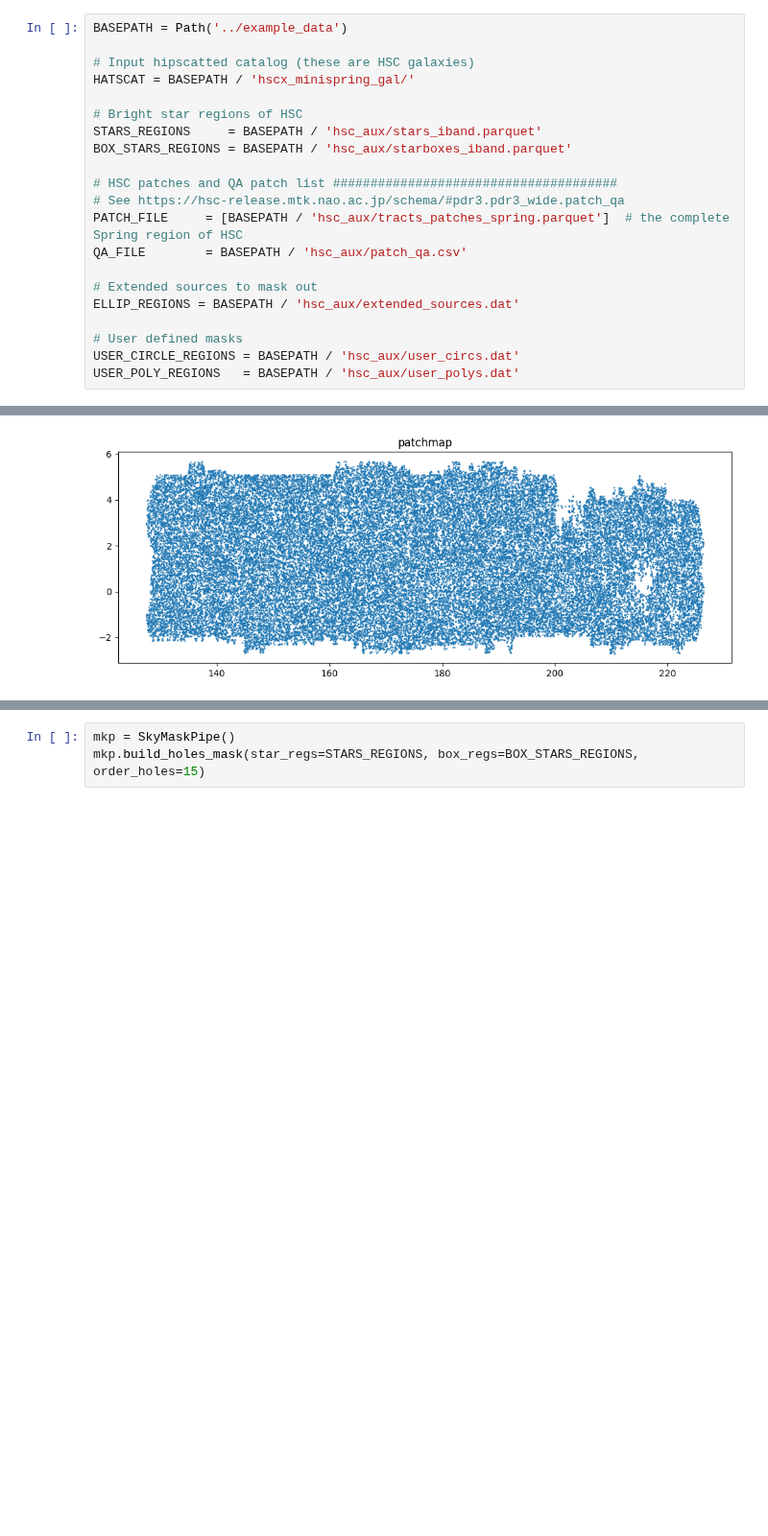
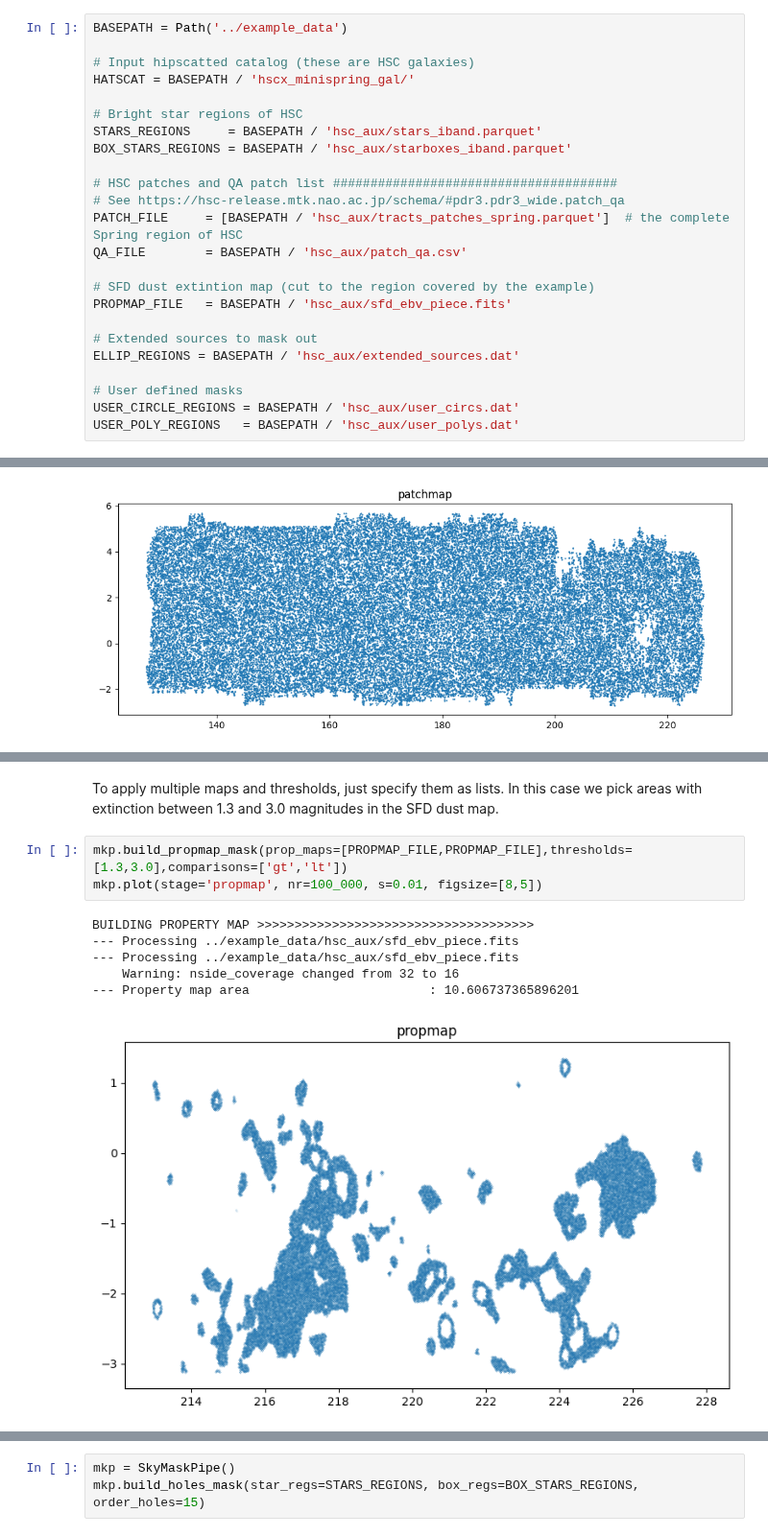
Before and after one commit to samotracio/skykatana, a Jupyter notebook: notebooks/indepth_usage.ipynb, the cells around one changed output, grey strips where cells are left out. Shown at 96% size. Saved outputs shown, nothing was run; the diff lists cells and outputs as text; blank space fills up the shorter version.

Commit message:
update 2 for multiple property maps and minor changes

```diff
--- a/notebooks/indepth_usage.ipynb
+++ b/notebooks/indepth_usage.ipynb
@@ -24,6 +24,9 @@ BOX_STARS_REGIONS = BASEPATH / 'hsc_aux/starboxes_iband.parquet'
 PATCH_FILE     = [BASEPATH / 'hsc_aux/tracts_patches_spring.parquet']  # the complete Spring region of HSC
 QA_FILE        = BASEPATH / 'hsc_aux/patch_qa.csv'
 
+# SFD dust extintion map (cut to the region covered by the example)
+PROPMAP_FILE   = BASEPATH / 'hsc_aux/sfd_ebv_piece.fits'
+
 # Extended sources to mask out
 ELLIP_REGIONS = BASEPATH / 'hsc_aux/extended_sources.dat'
 
@@ -236,0 +269,12 @@ mkp3.plot(stage='patchmap', figsize=[10,4])
+# %% [markdown]
+To apply multiple maps and thresholds, just specify them as lists. In this case we pick areas with extinction between 1.3 and 3.0 magnitudes in the SFD dust map.
+# %%
+mkp.build_propmap_mask(prop_maps=[PROPMAP_FILE,PROPMAP_FILE],thresholds=[1.3,3.0],comparisons=['gt','lt'])
+mkp.plot(stage='propmap', nr=100_000, s=0.01, figsize=[8,5])
+# %% [output]
+BUILDING PROPERTY MAP >>>>>>>>>>>>>>>>>>>>>>>>>>>>>>>>>>>>>
+--- Processing ../example_data/hsc_aux/sfd_ebv_piece.fits
+--- Processing ../example_data/hsc_aux/sfd_ebv_piece.fits
+    Warning: nside_coverage changed from 32 to 16
+--- Property map area                        : 10.606737365896201
+[figure, added]
```
Also changed, not shown: parts of 13 cells of this notebook, 2 other files.
